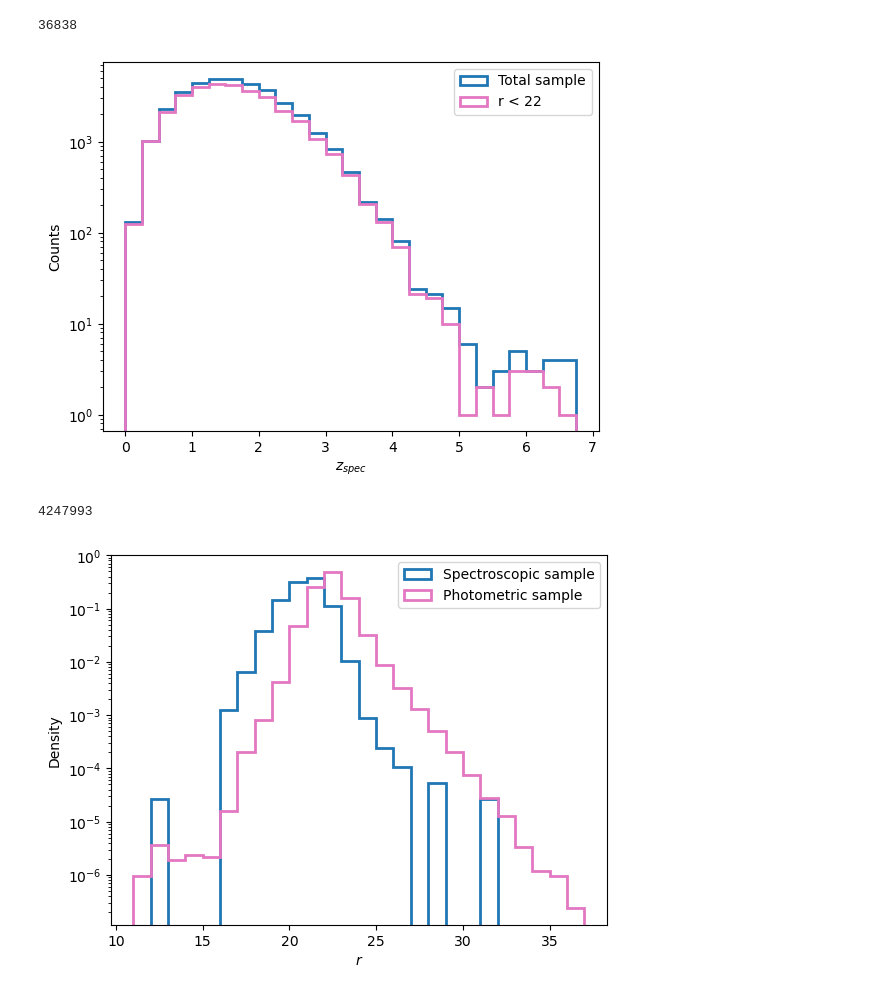
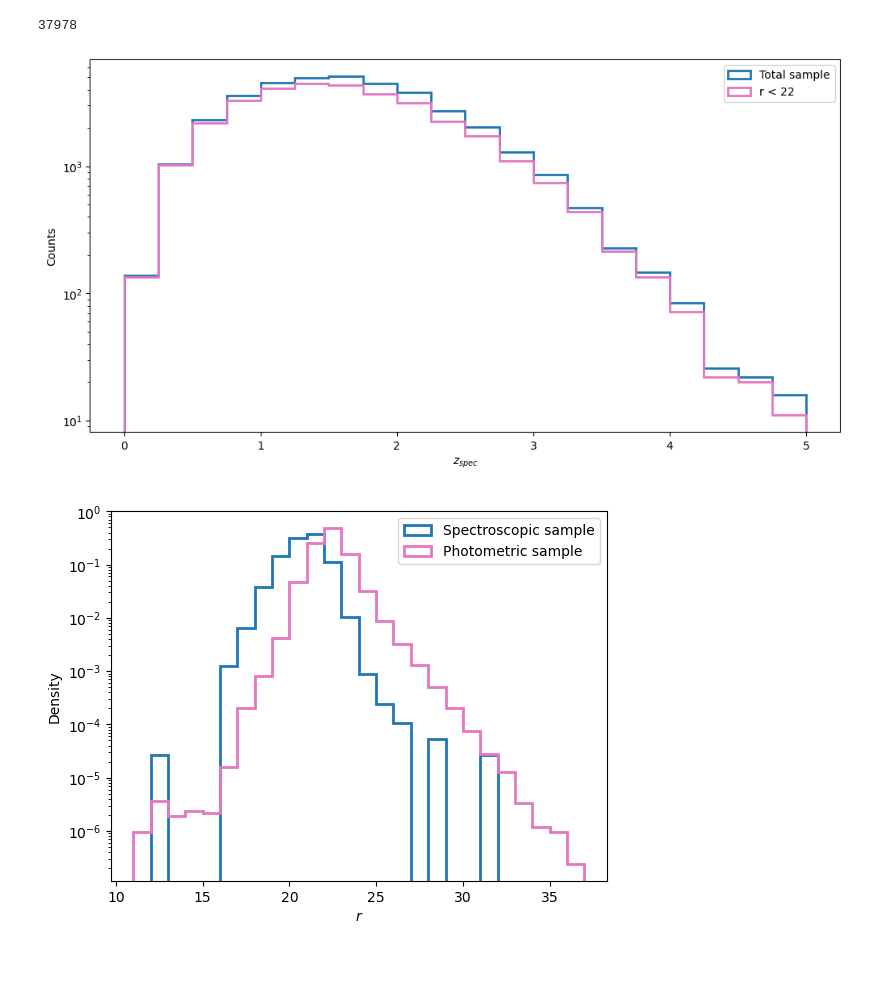
Before and after one commit to marixko/qucats_paper, a Jupyter notebook: codes/notebooks/plot_samples.ipynb, the cells around one changed output. Drawn from its saved outputs; the diff is of its cells as text; code cells hidden in the pictures; blank space fills up the shorter version.

```diff
--- a/codes/notebooks/plot_samples.ipynb
+++ b/codes/notebooks/plot_samples.ipynb
@@ -15,30 +15,28 @@ from settings.paths import match_path
 %load_ext autoreload
 %autoreload 2
 # %%
-spec = pd.read_csv(os.path.join(match_path, 'S82iDR4_DR16Q.csv'))
+spec = pd.read_csv(os.path.join(match_path, 'STRIPE82_DR4_DR16Q1a_unWISE2a_GALEXDR672a.csv'))
 print(len(spec))
 # %% [output]
-36838
+37978
 # %%
-plt.figure()
-bins = np.arange(0, 7, 0.25)
+plt.figure(figsize=(12, 6))
+bins = np.arange(0, 5.25, 0.25)
 plt.hist(spec['Z'],
          bins=bins, label='Total sample',
          histtype='step', lw=2, log=True, color='tab:blue')
 plt.hist(spec.query('r_PStotal < 22 | r_PStotal == 99')['Z'],
          bins=bins, label='r < 22',
          histtype='step', lw=2, log=True, color='tab:pink')
 plt.xlabel('$z_{spec}$')
 plt.ylabel('Counts')
 plt.legend()
 plt.show()
 # %% [output]
-[figure, old version]
+[figure, new version]
 # %%
-phot = pd.read_csv(os.path.join(match_path, 'STRIPE82_iDR4.csv'))
+phot = pd.read_csv(os.path.join(match_path, 'STRIPE82_DR4.csv'))
 print(len(phot))
-# %% [output]
-4247993
 # %%
 plt.figure()
 bins = np.arange(11, 38, 1)
```
